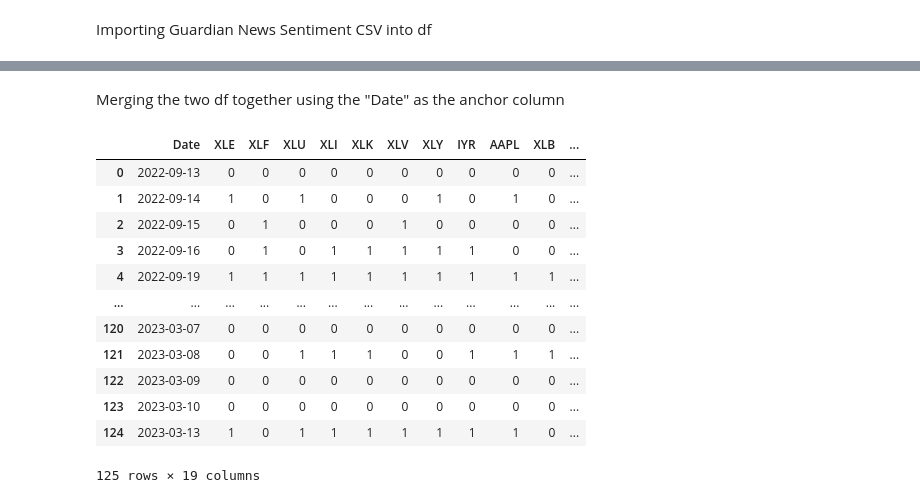
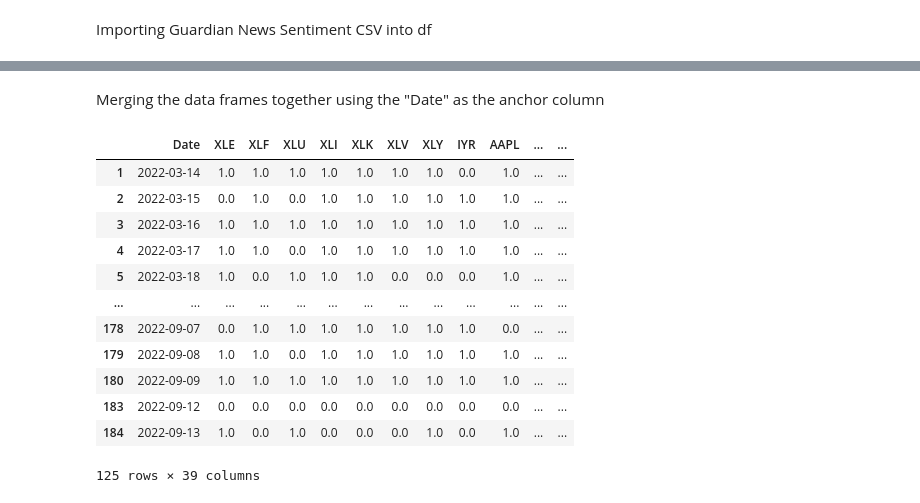
Before and after one commit to IS737StockPicker/stonks, a Jupyter notebook: PB_Data_Analysis.ipynb, the cells around one changed output, grey strips where cells are left out. Cells and saved outputs as stored; diff of their text form; code cells hidden in the pictures.

```diff
--- a/PB_Data_Analysis.ipynb
+++ b/PB_Data_Analysis.ipynb
@@ -11,8 +22,8 @@ import matplotlib.pyplot as plt
 Pulls Stock Data from CSV file to DataFrame<p>
 Also converts the date string into a datetime format for easier merging of news sentiment data frames
 # %%
-stocks_df = pd.read_csv('/content/stonks/STOCKS_WIN_LOSE.csv')
-
+stocks_df = pd.read_csv('/content/stonks/Stocks_march_sept.csv')
+# this for loop changes the date/time format in the stock price csv file into Year/Month/Day format
 for index, rows in stocks_df.iterrows():
   stripped_date = stocks_df['Date'].iloc[index]
   stripped_date = stripped_date[:len(stripped_date)-15]
@@ -70,5 +107,6 @@ Importing Guardian News Sentiment CSV into df
 # %%
 guardian_df = pd.read_csv('/content/stonks/guardian_data.csv')
 guardian_df['Date']= pd.to_datetime(guardian_df['Date'], format= '%Y-%m-%d')
+guardian_df = guardian_df.rename(columns={"Headline Mean":"guardian_headline_mean","Body Mean":"guardian_body_mean","Headline Median":"guardian_headline_median","Body Median":"guardian_body_median","Headline Min":"guardian_headline_min","Headline Max":"guardian_headline_max","Body Min":"guardian_body_min","Body Max":"guardian_body_max"})
 guardian_df
 # %% [output]
@@ -87,0 +128,5 @@ guardian_df
+# %%
+NYT_df = pd.read_csv('/content/stonks/ny_times_merged_data.csv')
+NYT_df['Date']= pd.to_datetime(NYT_df['Date'], format= '%Y-%m-%d')
+NYT_df = NYT_df.rename(columns={"Headline Mean":"NYT_headline_mean","Headline Median":"NYT_headline_median","Body Mean":"NYT_body_mean","Body Median":"NYT_body_median","Headline Max":"NYT_headline_max","Headline Min":"NYT_headline_min","Body Max":"NYT_body_max","Body Min":"NYT_body_min"})
+NYT_df
@@ -87,0 +149,7 @@ guardian_df
+# %%
+Huff_df = pd.read_csv('/content/stonks/Huff_News_Avg_News_Sentiment.csv')
+Huff_df = Huff_df.rename(columns={"date":"Date"})
+Huff_df['Date']= pd.to_datetime(Huff_df['Date'], format= '%Y-%m-%d')
+Huff_df = Huff_df.rename(columns={"Headline Mean":"Huff_headline_mean","Headline Median":"Huff_headline_median","Body Mean":"Huff_body_mean","Body Median":"Huff_body_median","Headline Max":"Huff_headline_max","Body Max":"Huff_body_max","Headline Min":"Huff_headline_min","Body Min":"Huff_body_min"})
+
+Huff_df
@@ -88,20 +170,22 @@ guardian_df
 # %% [markdown]
-Merging the two df together using the "Date" as the anchor column
+Merging the data frames together using the "Date" as the anchor column
 # %%
-merged_df = pd.merge(stocks_df,guardian_df, how="left", on="Date")
+merged_df = pd.merge(stocks_df,guardian_df, how="right", on="Date")
+merged_df = pd.merge(merged_df,Huff_df, on= "Date")
+merged_df = pd.merge(merged_df,NYT_df, how="right", on= "Date")
 merged_df = merged_df.dropna()
 merged_df
 # %% [output]
-|  | Date | XLE | XLF | XLU | XLI | XLK | XLV | XLY | IYR | AAPL | XLB | ... |
-| 0 | 2022-09-13 | 0 | 0 | 0 | 0 | 0 | 0 | 0 | 0 | 0 | 0 | ... |
-| 1 | 2022-09-14 | 1 | 0 | 1 | 0 | 0 | 0 | 1 | 0 | 1 | 0 | ... |
-| 2 | 2022-09-15 | 0 | 1 | 0 | 0 | 0 | 1 | 0 | 0 | 0 | 0 | ... |
-| 3 | 2022-09-16 | 0 | 1 | 0 | 1 | 1 | 1 | 1 | 1 | 0 | 0 | ... |
-| 4 | 2022-09-19 | 1 | 1 | 1 | 1 | 1 | 1 | 1 | 1 | 1 | 1 | ... |
+|  | Date | XLE | XLF | XLU | XLI | XLK | XLV | XLY | IYR | AAPL | ... | ... |
+| 1 | 2022-03-14 | 1.0 | 1.0 | 1.0 | 1.0 | 1.0 | 1.0 | 1.0 | 0.0 | 1.0 | ... | ... |
+| 2 | 2022-03-15 | 0.0 | 1.0 | 0.0 | 1.0 | 1.0 | 1.0 | 1.0 | 1.0 | 1.0 | ... | ... |
+| 3 | 2022-03-16 | 1.0 | 1.0 | 1.0 | 1.0 | 1.0 | 1.0 | 1.0 | 1.0 | 1.0 | ... | ... |
+| 4 | 2022-03-17 | 1.0 | 1.0 | 0.0 | 1.0 | 1.0 | 1.0 | 1.0 | 1.0 | 1.0 | ... | ... |
+| 5 | 2022-03-18 | 1.0 | 0.0 | 1.0 | 1.0 | 1.0 | 0.0 | 0.0 | 0.0 | 1.0 | ... | ... |
 | ... | ... | ... | ... | ... | ... | ... | ... | ... | ... | ... | ... | ... |
-| 120 | 2023-03-07 | 0 | 0 | 0 | 0 | 0 | 0 | 0 | 0 | 0 | 0 | ... |
-| 121 | 2023-03-08 | 0 | 0 | 1 | 1 | 1 | 0 | 0 | 1 | 1 | 1 | ... |
-| 122 | 2023-03-09 | 0 | 0 | 0 | 0 | 0 | 0 | 0 | 0 | 0 | 0 | ... |
-| 123 | 2023-03-10 | 0 | 0 | 0 | 0 | 0 | 0 | 0 | 0 | 0 | 0 | ... |
-| 124 | 2023-03-13 | 1 | 0 | 1 | 1 | 1 | 1 | 1 | 1 | 1 | 0 | ... |
+| 178 | 2022-09-07 | 0.0 | 1.0 | 1.0 | 1.0 | 1.0 | 1.0 | 1.0 | 1.0 | 0.0 | ... | ... |
+| 179 | 2022-09-08 | 1.0 | 1.0 | 0.0 | 1.0 | 1.0 | 1.0 | 1.0 | 1.0 | 1.0 | ... | ... |
+| 180 | 2022-09-09 | 1.0 | 1.0 | 1.0 | 1.0 | 1.0 | 1.0 | 1.0 | 1.0 | 1.0 | ... | ... |
+| 183 | 2022-09-12 | 0.0 | 0.0 | 0.0 | 0.0 | 0.0 | 0.0 | 0.0 | 0.0 | 0.0 | ... | ... |
+| 184 | 2022-09-13 | 1.0 | 0.0 | 1.0 | 0.0 | 0.0 | 0.0 | 1.0 | 0.0 | 1.0 | ... | ... |
-125 rows × 19 columns
+125 rows × 39 columns
```
Also changed, not shown: parts of 25 cells of this notebook, 1 other file.
